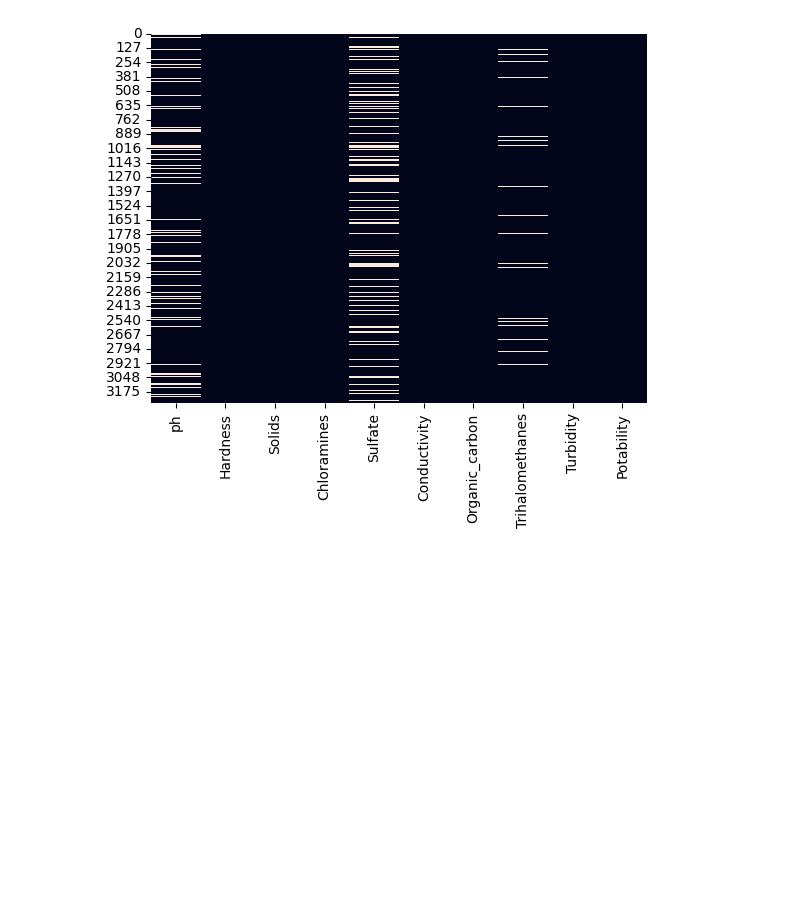
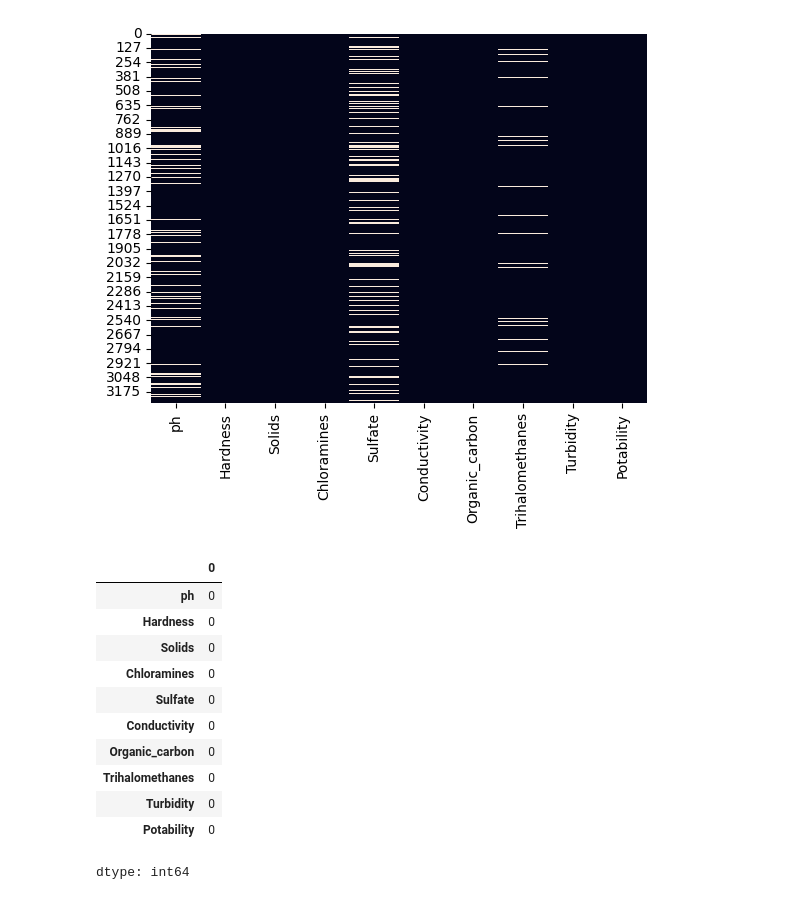
Before and after one commit to nikor3/WaterRangers, a Jupyter notebook: About_dataset.ipynb, the cells around one changed output. Cells and saved outputs as stored; diff of their text form; code cells hidden in the pictures; blank space fills up the shorter version.

```diff
--- a/About_dataset.ipynb
+++ b/About_dataset.ipynb
@@ -165,3 +165,22 @@ sns.heatmap(df.isnull(), cbar=False)
 # %% [output]
 <Axes: >
 [figure]
+# %%
+df_train = df.copy()
+df_train.drop(columns=['Potability'])
+df_train = df_train.fillna(df_train.median())
+# %%
+df_train.isnull().sum()
+# %% [output]
+|  | 0 |
+| ph | 0 |
+| Hardness | 0 |
+| Solids | 0 |
+| Chloramines | 0 |
+| Sulfate | 0 |
+| Conductivity | 0 |
+| Organic_carbon | 0 |
+| Trihalomethanes | 0 |
+| Turbidity | 0 |
+| Potability | 0 |
+dtype: int64
```
Also changed, not shown: parts of 2 cells of this notebook.
